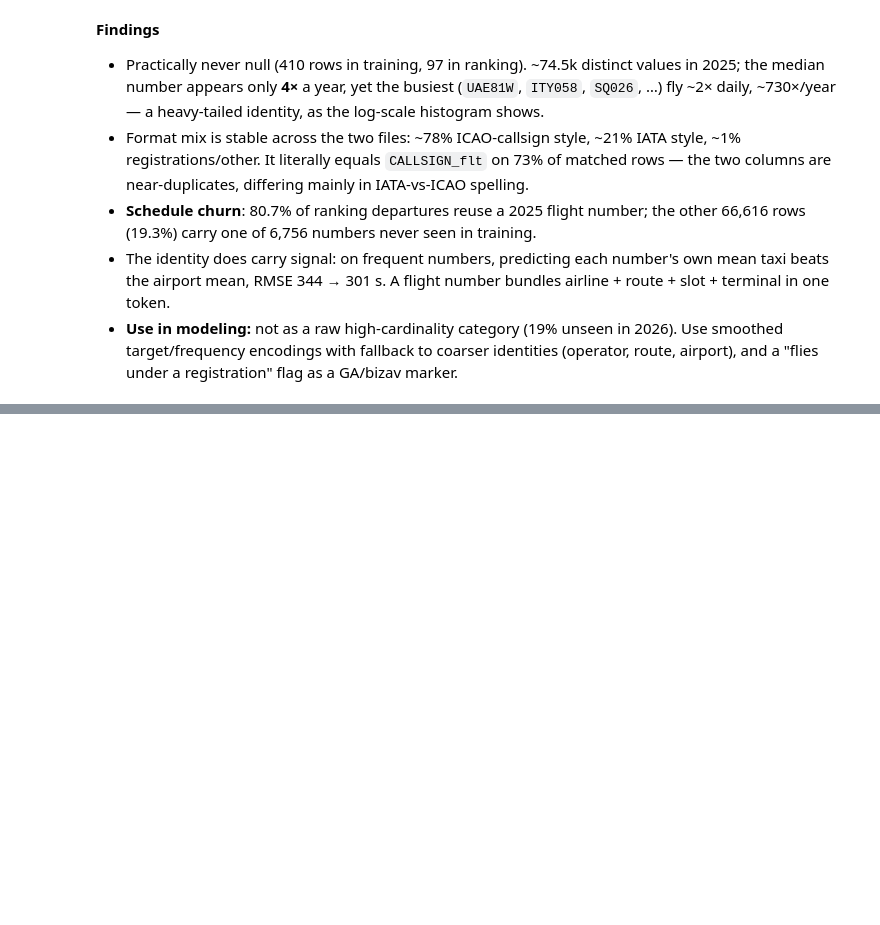
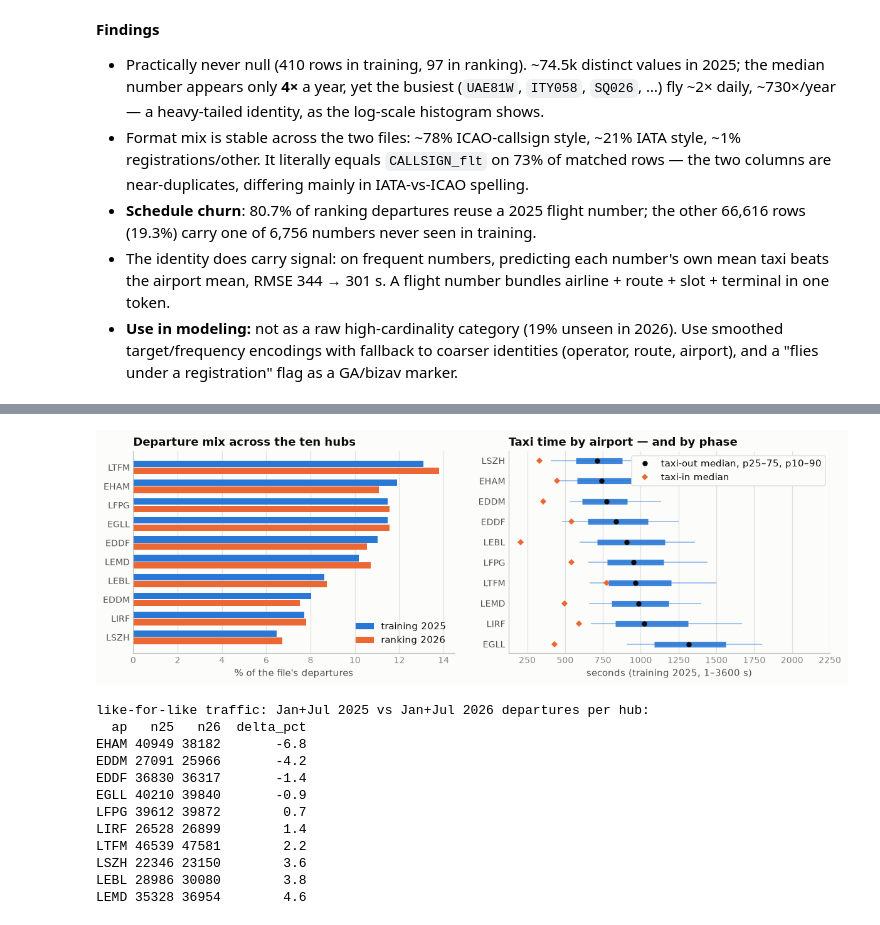
Before and after one commit to Goxmen/prc2026-unique-rose, a Jupyter notebook: eda/feature_sweep.ipynb, the cells around one changed output, grey strips where cells are left out. Drawn from its saved outputs; the diff is of its cells as text; code cells hidden in the pictures; blank space fills up the shorter version.

```diff
--- a/eda/feature_sweep.ipynb
+++ b/eda/feature_sweep.ipynb
@@ -1200,0 +1759,64 @@ plt.show()
+# %%
+mix = con.sql(f"""
+    WITH t AS (SELECT ADEP_mvt ap, 100.0 * count(*) / sum(count(*)) OVER () s FROM {T}
+               WHERE PHASE_mvt = 'DEP' GROUP BY 1),
+         r AS (SELECT ADEP_mvt ap, 100.0 * count(*) / sum(count(*)) OVER () s FROM {R}
+               WHERE PHASE_mvt = 'DEP' GROUP BY 1)
+    SELECT ap, t.s share_t, r.s share_r FROM t JOIN r USING (ap) ORDER BY share_t""").df()
+
+taxi = con.sql(f"""
+    SELECT ADEP_mvt ap,
+           quantile_cont(TAXITIME_SEC_mvt, 0.10) p10, quantile_cont(TAXITIME_SEC_mvt, 0.25) p25,
+           quantile_cont(TAXITIME_SEC_mvt, 0.50) med,
+           quantile_cont(TAXITIME_SEC_mvt, 0.75) p75, quantile_cont(TAXITIME_SEC_mvt, 0.90) p90
+    FROM {T} WHERE PHASE_mvt = 'DEP' AND TAXITIME_SEC_mvt BETWEEN 1 AND 3600
+    GROUP BY 1 ORDER BY med DESC""").df()
+taxi_in = con.sql(f"""
+    SELECT ADES_mvt ap, quantile_cont(TAXITIME_SEC_mvt, 0.5) med FROM {T}
+    WHERE PHASE_mvt = 'ARR' AND TAXITIME_SEC_mvt BETWEEN 1 AND 3600 GROUP BY 1""").df().set_index("ap").med
+
+fig, (a1, a2) = plt.subplots(1, 2, figsize=(11, 3.8))
+y = np.arange(len(mix))
+a1.barh(y + 0.19, mix.share_t, height=0.34, color=BLUE, label="training 2025")
+a1.barh(y - 0.19, mix.share_r, height=0.34, color=ORANGE, label="ranking 2026")
+a1.set_yticks(y, mix.ap, color=INK2)
+a1.set_title("Departure mix across the ten hubs")
+a1.set_xlabel("% of the file's departures")
+a1.legend(loc="lower right")
+style(a1, x_grid=True, y_grid=False)
+
+y = np.arange(len(taxi))
+a2.hlines(y, taxi.p10, taxi.p90, color=BLUE, lw=1.2, alpha=0.45)
+a2.hlines(y, taxi.p25, taxi.p75, color=BLUE, lw=6, alpha=0.9)
+a2.plot(taxi.med, y, "o", color=INK, ms=4.5, zorder=3, label="taxi-out median, p25–75, p10–90")
+a2.plot(taxi_in[taxi.ap].values, y, "D", color=ORANGE, ms=4, label="taxi-in median")
+a2.set_yticks(y, taxi.ap, color=INK2)
+a2.set_title("Taxi time by airport — and by phase")
+a2.set_xlabel("seconds (training 2025, 1–3600 s)")
+a2.set_xlim(right=2250)
+a2.legend(loc="upper right", frameon=True, facecolor=SURFACE, edgecolor=GRID, framealpha=1)
+style(a2, x_grid=True, y_grid=False)
+fig.tight_layout(w_pad=2.5)
+plt.show()
+
+print("like-for-like traffic: Jan+Jul 2025 vs Jan+Jul 2026 departures per hub:")
+print(con.sql(f"""
+    WITH t AS (SELECT ADEP_mvt ap, count(*) n25 FROM {T}
+               WHERE PHASE_mvt = 'DEP' AND month(MVT_TIME_UTC_mvt) IN (1, 7) GROUP BY 1),
+         r AS (SELECT ADEP_mvt ap, count(*) n26 FROM {R} WHERE PHASE_mvt = 'DEP' GROUP BY 1)
+    SELECT ap, n25, n26, round(100.0 * (n26 - n25) / n25, 1) delta_pct
+    FROM t JOIN r USING (ap) ORDER BY delta_pct""").df().to_string(index=False))
+# %% [output]
+[figure, added]
+like-for-like traffic: Jan+Jul 2025 vs Jan+Jul 2026 departures per hub:
+  ap   n25   n26  delta_pct
+EHAM 40949 38182       -6.8
+EDDM 27091 25966       -4.2
+EDDF 36830 36317       -1.4
+EGLL 40210 39840       -0.9
+LFPG 39612 39872        0.7
+LIRF 26528 26899        1.4
+LTFM 46539 47581        2.2
+LSZH 22346 23150        3.6
+LEBL 28986 30080        3.8
+LEMD 35328 36954        4.6
```
Also changed, not shown: parts of 29 cells of this notebook.
